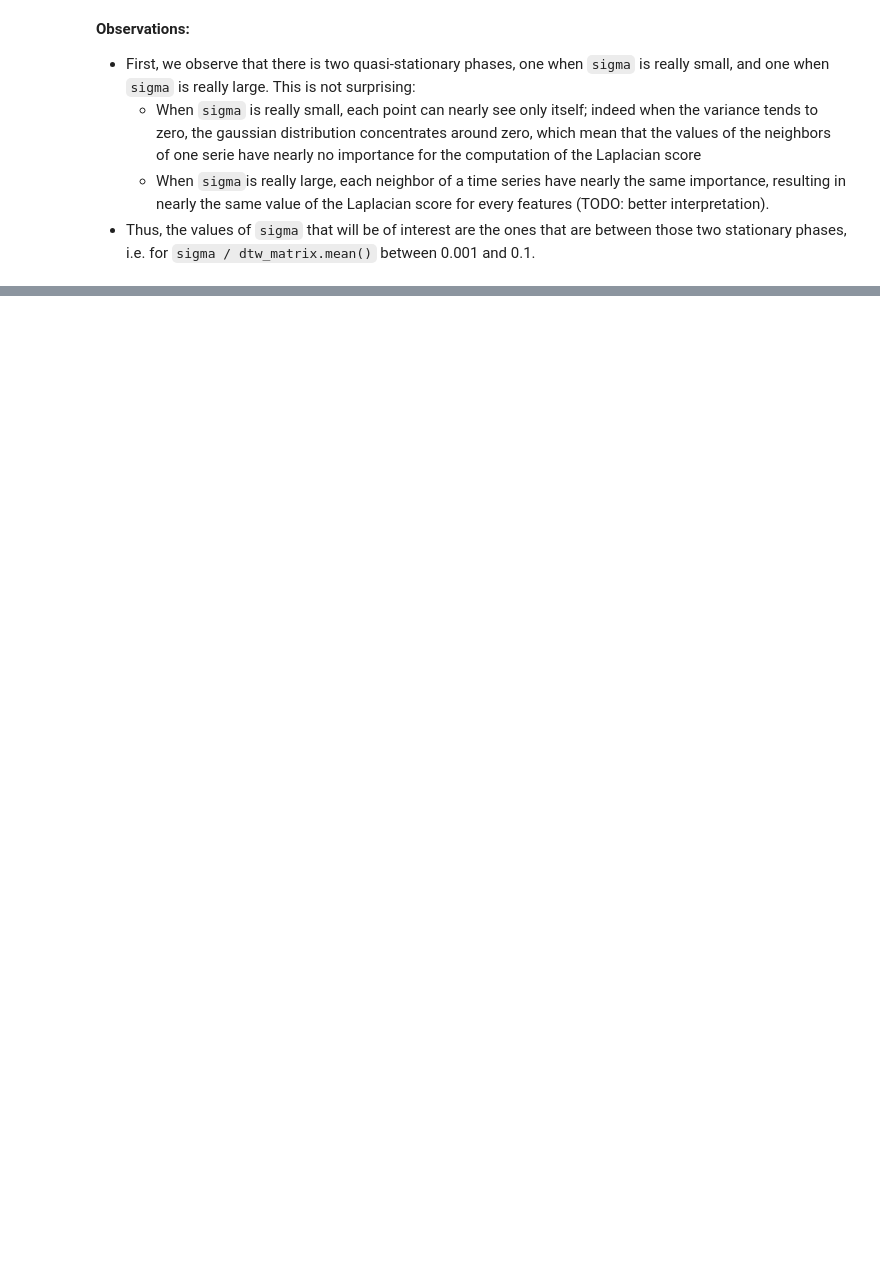
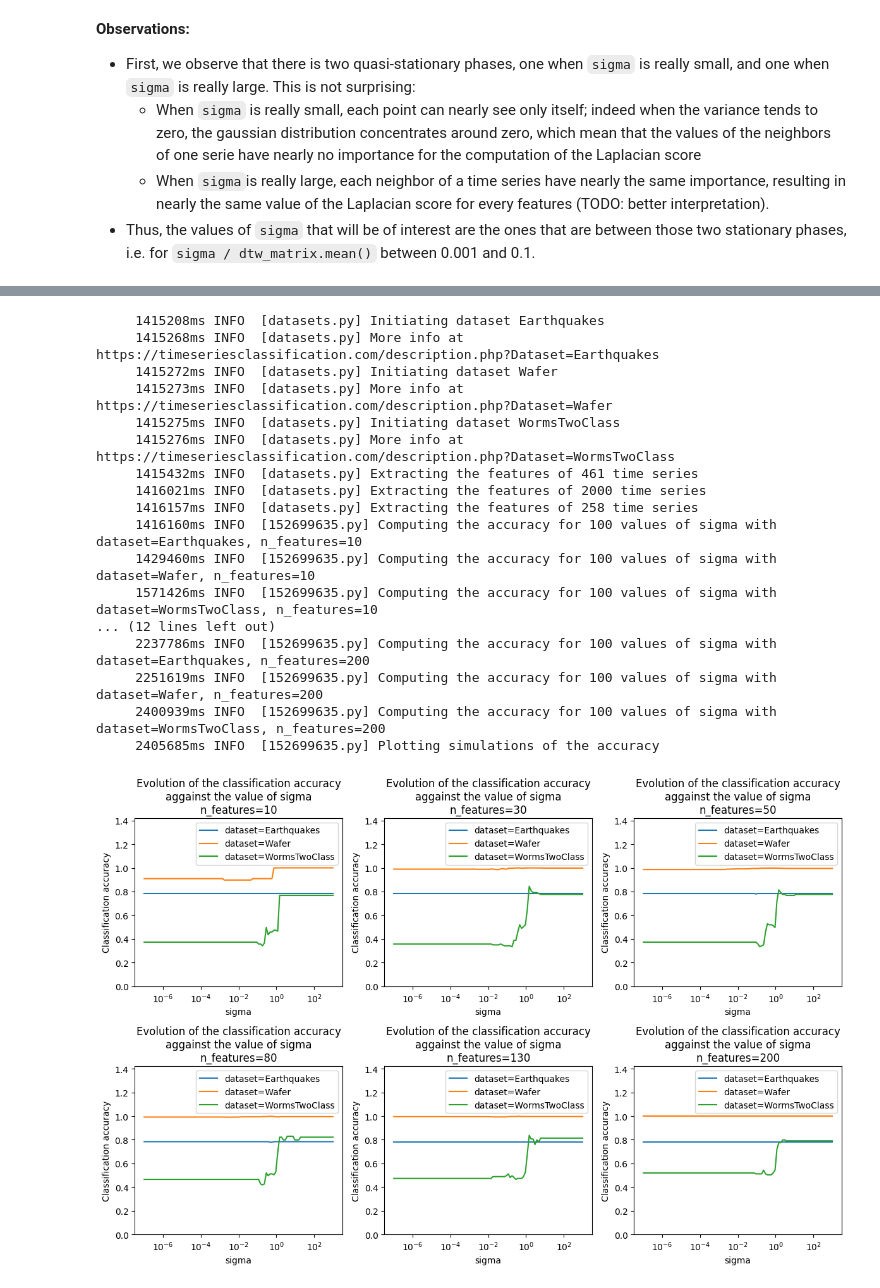
Before and after one commit to decarpentierg/laplacian-score-4-time-series, a Jupyter notebook: doc/evaluate_laplacian_score.ipynb, the cells around one changed output, grey strips where cells are left out. Saved outputs shown, nothing was run; the diff lists cells and outputs as text; code cells hidden in the pictures; blank space fills up the shorter version.

```diff
--- a/doc/evaluate_laplacian_score.ipynb
+++ b/doc/evaluate_laplacian_score.ipynb
@@ -175,0 +155,80 @@ plt.close()
+# %%
+BASE = 10
+START = -7
+STOP = 3
+NB_POINT = 100
+N_FEATURES = 50
+N_NEIGHBORS = 10
+DATASETS = [
+    Dataset(EARTHQUAKES),
+    Dataset(WAFER),
+    Dataset(WORMS),
+]
+N_FEATURES = [10, 30, 50, 80, 130, 200]
+
+# Pre-loading from disk
+for dataset in DATASETS:
+    _ = dataset.ned_distance_matrix
+    _ = dataset.dtw_distance_matrix
+    _ = dataset.features
+
+# Log space for sigma values
+sigma_values = np.logspace(start=START, stop=STOP, num=NB_POINT, base=BASE)
+dataset_feat_to_accuracies_list = collections.defaultdict(list)
+
+# Computing the accuracy
+for n_features in N_FEATURES:
+    for dataset in DATASETS:
+        logger.info(f'Computing the accuracy for {len(sigma_values)} values of sigma with dataset={dataset.name}, n_features={n_features}')
+        for sigma in sigma_values:
+            feature_selector = laplacian_score.LaplacianSelection(
+                dataset,
+                use_dtw=True,
+                sigma=dataset.dtw_distance_matrix.mean() * sigma,
+                n_neighbors=N_NEIGHBORS,
+                n_features=n_features,
+            )
+            prec, recall = get_svc_accuracy(
+                dataset.features.T,
+                dataset.labels,
+                feature_selector,
+            )
+            dataset_feat_to_accuracies_list[dataset.name, n_features].append(prec)
+
+logger.info('Plotting simulations of the accuracy')
+fig, axes = plt.subplots(nrows=2, ncols=3, figsize=(12,8))
+for n_features, ax in zip(
+    N_FEATURES,
+    axes.flatten()
+):
+    for dataset in DATASETS:
+        ax.plot(sigma_values, dataset_feat_to_accuracies_list[dataset.name, n_features], label=f'dataset={dataset.name}')
+    ax.set_xscale('log')
+    ax.set_ylim(0, 1.42)
+    ax.legend()
+    ax.set_xlabel('sigma')
+    ax.set_ylabel('Classification accuracy')
+    ax.set_title(f'Evolution of the classification accuracy\naggainst the value of sigma\nn_features={n_features}')
+
+plt.tight_layout()
+plt.show()
+plt.close()
+# %% [output]
+     1415208ms INFO  [datasets.py] Initiating dataset Earthquakes
+     1415268ms INFO  [datasets.py] More info at https://timeseriesclassification.com/description.php?Dataset=Earthquakes
+     1415272ms INFO  [datasets.py] Initiating dataset Wafer
+     1415273ms INFO  [datasets.py] More info at https://timeseriesclassification.com/description.php?Dataset=Wafer
+     1415275ms INFO  [datasets.py] Initiating dataset WormsTwoClass
+     1415276ms INFO  [datasets.py] More info at https://timeseriesclassification.com/description.php?Dataset=WormsTwoClass
+     1415432ms INFO  [datasets.py] Extracting the features of 461 time series
+     1416021ms INFO  [datasets.py] Extracting the features of 2000 time series
+     1416157ms INFO  [datasets.py] Extracting the features of 258 time series
+     1416160ms INFO  [152699635.py] Computing the accuracy for 100 values of sigma with dataset=Earthquakes, n_features=10
+     1429460ms INFO  [152699635.py] Computing the accuracy for 100 values of sigma with dataset=Wafer, n_features=10
+     1571426ms INFO  [152699635.py] Computing the accuracy for 100 values of sigma with dataset=WormsTwoClass, n_features=10
+... (12 lines left out)
+     2237786ms INFO  [152699635.py] Computing the accuracy for 100 values of sigma with dataset=Earthquakes, n_features=200
+     2251619ms INFO  [152699635.py] Computing the accuracy for 100 values of sigma with dataset=Wafer, n_features=200
+     2400939ms INFO  [152699635.py] Computing the accuracy for 100 values of sigma with dataset=WormsTwoClass, n_features=200
+     2405685ms INFO  [152699635.py] Plotting simulations of the accuracy
+[figure, added]
```
Also changed, not shown: parts of 10 cells of this notebook, 6 other files.
